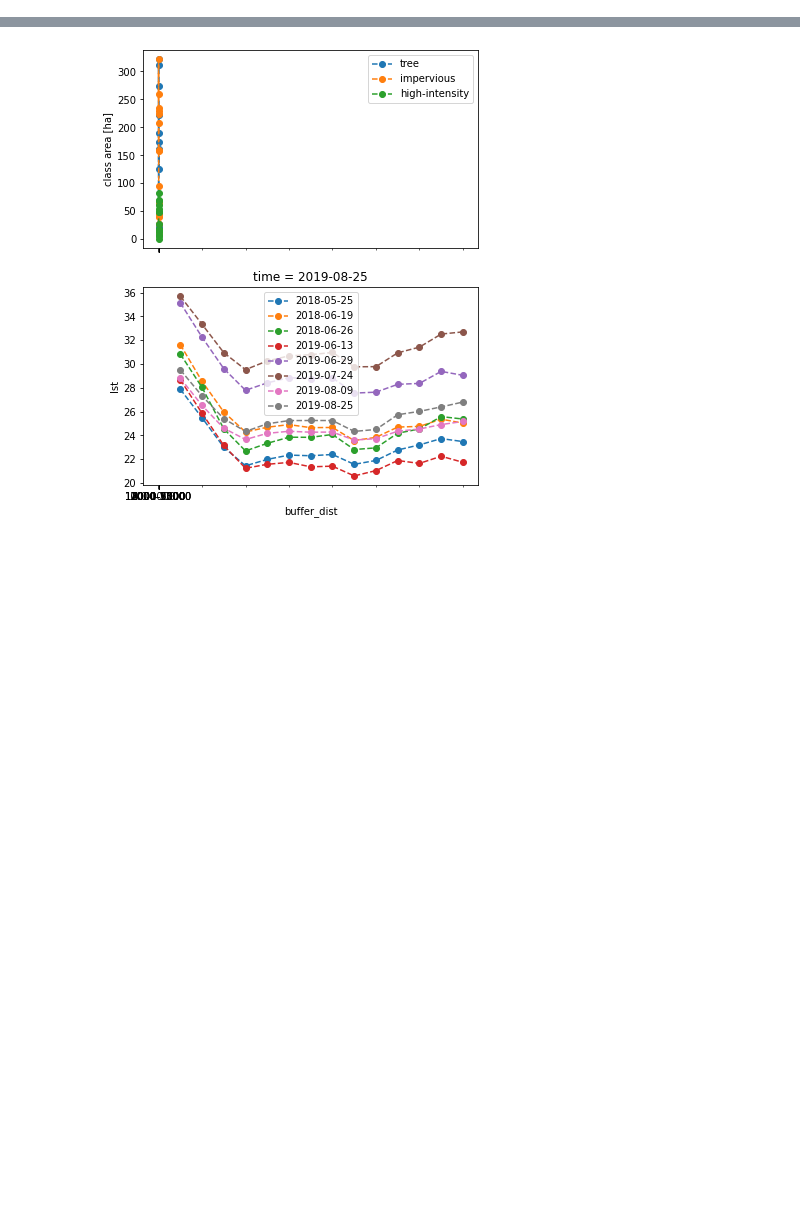
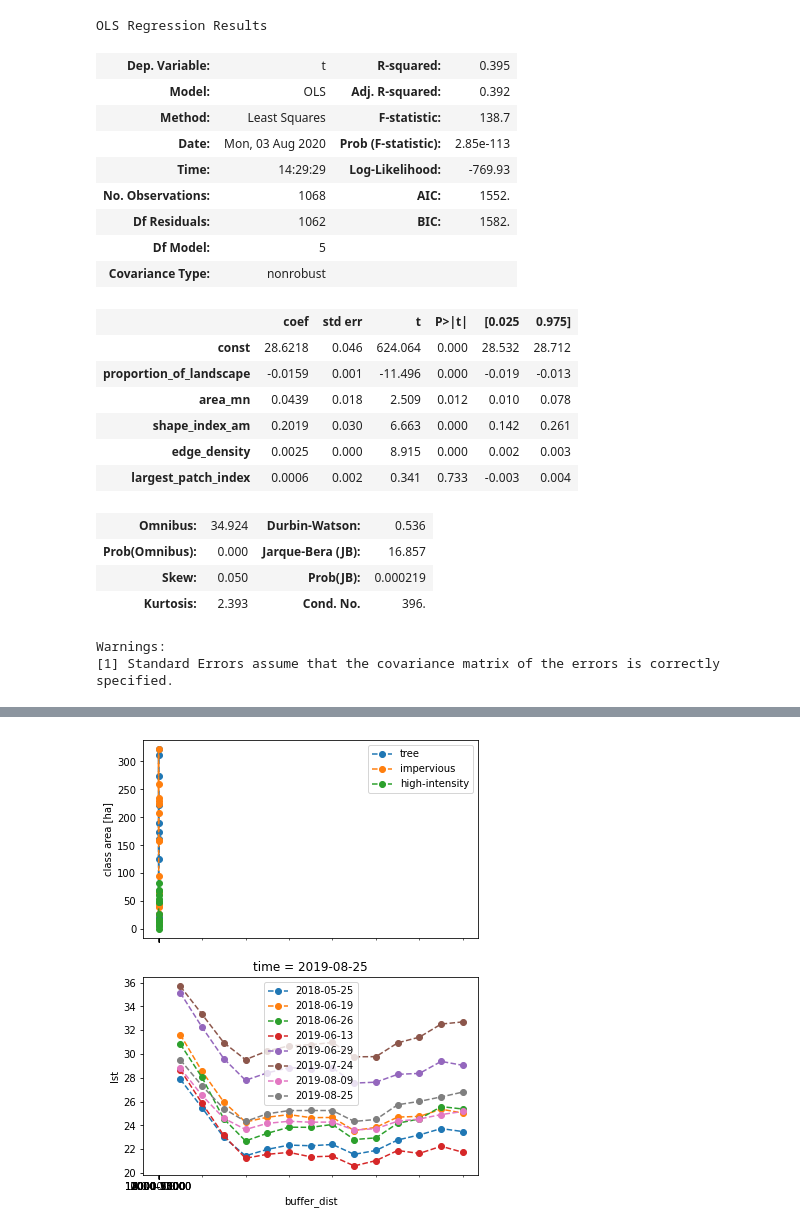
Before and after one commit to martibosch/lausanne-greening-scenarios, a Jupyter notebook: notebooks/radial-analysis.ipynb, the cells around one changed output, grey strips where cells are left out. Drawn from its saved outputs; the diff is of its cells as text; code cells hidden in the pictures; blank space fills up the shorter version.

```diff
--- a/notebooks/radial-analysis.ipynb
+++ b/notebooks/radial-analysis.ipynb
@@ -5,7 +8,7 @@ import xarray as xr
 
 from lausanne_greening_scenarios import utils
 # %%
-metrics = ['proportion_of_landscape', 'area_mn', 'shape_index_mn', 'edge_density', 'largest_patch_index']
+metrics = ['proportion_of_landscape', 'area_mn', 'shape_index_am', 'edge_density', 'largest_patch_index']
 # %%
 biophysical_table_filepath = '../data/processed/biophysical-table.csv'
 lulc_raster_filepath = '../data/processed/agglom-lulc.tif'
@@ -17,4 +23,2 @@ ls, ls_meta = utils.get_reclassif_landscape(
 # %%
 ba = utils.get_buffer_analysis(ls, ls_meta)
-# %%
-zga = utils.get_zonal_grid_analysis(ls, ls_meta)
@@ -24,3 +42,41 @@ t_da = suhi.align_ds(xr.open_dataarray(t_da_filepath), lulc_da)
 # %%
 hottest_day_da = t_da.isel(time=t_da.groupby('time').max(dim=['x', 'y']).argmax())
 t_arr = hottest_day_da.values
+# %%
+def get_regression_summary(ls, ls_meta, zone_pixel_width, zone_pixel_height,
+                           t_arr, metrics):
+    zga = utils.get_zonal_grid_analysis(ls,
+                                        ls_meta,
+                                        zone_pixel_width=zone_pixel_width,
+                                        zone_pixel_height=zone_pixel_height)
+    t_arrs = utils.get_zonal_grid_t_arrs(t_arr, zga)
+    metrics_df = zga.compute_class_metrics_df(metrics=metrics).apply(
+        pd.to_numeric)
+    return utils.get_linear_regression_summary(metrics_df, utils.TREE_CLASS,
+                                               t_arrs)
+# %%
+get_regression_summary(ls, ls_meta, 30, 30, t_arr, metrics)
+# %% [output]
+OLS Regression Results
+| Dep. Variable: | t | R-squared: | 0.395 |
+| Model: | OLS | Adj. R-squared: | 0.392 |
+| Method: | Least Squares | F-statistic: | 138.7 |
+| Date: | Mon, 03 Aug 2020 | Prob (F-statistic): | 2.85e-113 |
+| Time: | 14:29:29 | Log-Likelihood: | -769.93 |
+| No. Observations: | 1068 | AIC: | 1552. |
+| Df Residuals: | 1062 | BIC: | 1582. |
+| Df Model: | 5 |  |  |
+| Covariance Type: | nonrobust |  |  |
+|  | coef | std err | t | P>|t| | [0.025 | 0.975] |
+| const | 28.6218 | 0.046 | 624.064 | 0.000 | 28.532 | 28.712 |
+| proportion_of_landscape | -0.0159 | 0.001 | -11.496 | 0.000 | -0.019 | -0.013 |
+| area_mn | 0.0439 | 0.018 | 2.509 | 0.012 | 0.010 | 0.078 |
+| shape_index_am | 0.2019 | 0.030 | 6.663 | 0.000 | 0.142 | 0.261 |
+| edge_density | 0.0025 | 0.000 | 8.915 | 0.000 | 0.002 | 0.003 |
+| largest_patch_index | 0.0006 | 0.002 | 0.341 | 0.733 | -0.003 | 0.004 |
+| Omnibus: | 34.924 | Durbin-Watson: | 0.536 |
+| Prob(Omnibus): | 0.000 | Jarque-Bera (JB): | 16.857 |
+| Skew: | 0.050 | Prob(JB): | 0.000219 |
+| Kurtosis: | 2.393 | Cond. No. | 396. |
+Warnings:
+[1] Standard Errors assume that the covariance matrix of the errors is correctly specified.
```
Also changed, not shown: parts of 19 cells of this notebook, 11 other files.
